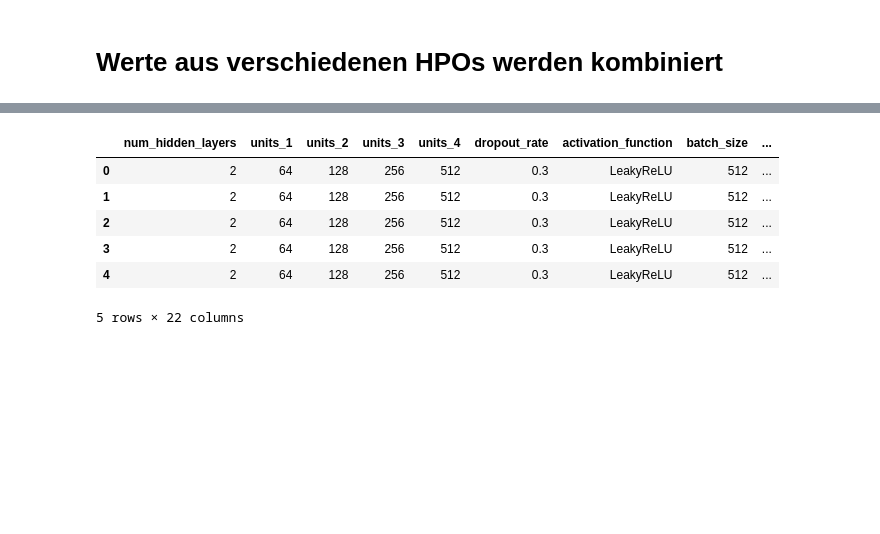
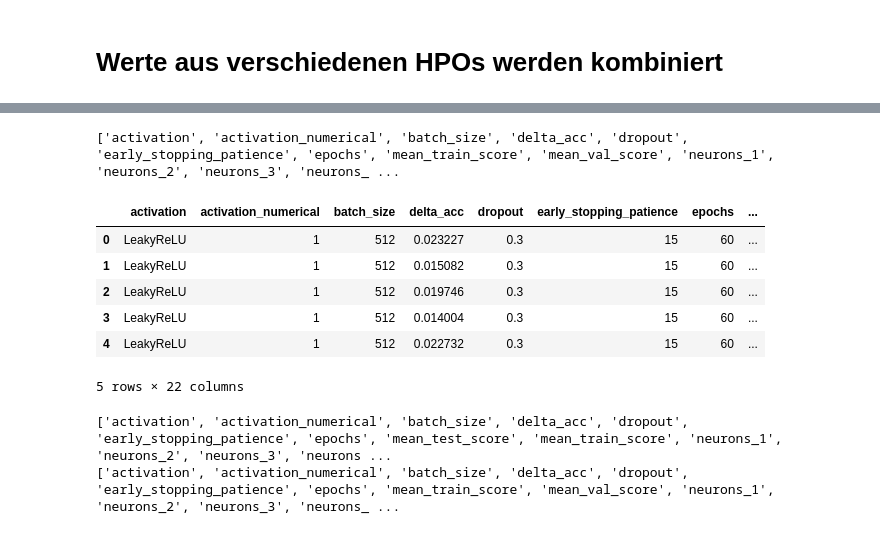
Before and after one commit to Henry-Kr15/TheGenreFactor, a Jupyter notebook: scripts/combine_HP.ipynb, the cells around one changed output, grey strips where cells are left out. Drawn from its saved outputs; the diff is of its cells as text; code cells hidden in the pictures; blank space fills up the shorter version.

```diff
--- a/scripts/combine_HP.ipynb
+++ b/scripts/combine_HP.ipynb
@@ -16,12 +41,43 @@ df1.head()
 # %%
-df2= pd.read_csv('../data/optimization_results_final.csv')
+df2= pd.read_csv('../HPO-data/optimization_results_final.csv')
+activation_mapping = {'relu': 0, 'LeakyReLU': 1}
+df2['activation_numerical'] = df2['activation_function'].map(activation_mapping)
 df2['optimizer'] = 'adam'
+optimizer_mapping = {'adam': 0, 'nadam': 1}
+df2['optimizer_numerical'] = df2['optimizer'].map(optimizer_mapping)
+df2['epochs'] = 60
+df2['weight_contraint'] = 10
+
+df2 = df2.drop(['best_val_loss','val_loss_std','best_train_loss','train_loss_std'], axis=1)
+
+df2 = df2.rename(columns={'activation_function': 'activation',
+                          'best_val_accuracy': 'mean_val_score',
+                          'best_train_accuracy': 'mean_train_score',
+                          'val_accuracy_std': 'std_val_score',
+                          'train_accuracy_std': 'std_train_score',
+                          'units_1': 'neurons_1',
+                          'units_2': 'neurons_2',
+                          'units_3': 'neurons_3',
+                          'units_4': 'neurons_4',
+                          'dropout_rate': 'dropout'
+                         })
+
+df2 = df2.sort_index(axis=1)
+
+print(df2.columns.tolist())
 df2.head()
 # %% [output]
+['activation', 'activation_numerical', 'batch_size', 'delta_acc', 'dropout', 'early_stopping_patience', 'epochs', 'mean_train_score', 'mean_val_score', 'neurons_1', 'neurons_2', 'neurons_3', 'neurons_ ...
-|  | num_hidden_layers | units_1 | units_2 | units_3 | units_4 | dropout_rate | activation_function | batch_size | ... |
-| 0 | 2 | 64 | 128 | 256 | 512 | 0.3 | LeakyReLU | 512 | ... |
-| 1 | 2 | 64 | 128 | 256 | 512 | 0.3 | LeakyReLU | 512 | ... |
-| 2 | 2 | 64 | 128 | 256 | 512 | 0.3 | LeakyReLU | 512 | ... |
-| 3 | 2 | 64 | 128 | 256 | 512 | 0.3 | LeakyReLU | 512 | ... |
-| 4 | 2 | 64 | 128 | 256 | 512 | 0.3 | LeakyReLU | 512 | ... |
+|  | activation | activation_numerical | batch_size | delta_acc | dropout | early_stopping_patience | epochs | ... |
+| 0 | LeakyReLU | 1 | 512 | 0.023227 | 0.3 | 15 | 60 | ... |
+| 1 | LeakyReLU | 1 | 512 | 0.015082 | 0.3 | 15 | 60 | ... |
+| 2 | LeakyReLU | 1 | 512 | 0.019746 | 0.3 | 15 | 60 | ... |
+| 3 | LeakyReLU | 1 | 512 | 0.014004 | 0.3 | 15 | 60 | ... |
+| 4 | LeakyReLU | 1 | 512 | 0.022732 | 0.3 | 15 | 60 | ... |
-5 rows × 22 columns
+5 rows × 22 columns
+# %%
+print(['activation', 'activation_numerical', 'batch_size', 'delta_acc', 'dropout', 'early_stopping_patience', 'epochs', 'mean_train_score', 'mean_val_score', 'neurons_1', 'neurons_2', 'neurons_3', 'neurons_4', 'num_hidden_layers', 'optimizer', 'optimizer_numerical', 'reduce_lr_factor', 'reduce_lr_min_lr', 'reduce_lr_patience', 'std_train_score', 'std_val_score', 'weight_contraint'])
+print(['activation', 'activation_numerical', 'batch_size', 'delta_acc', 'dropout', 'early_stopping_patience', 'epochs', 'mean_train_score', 'mean_val_score', 'neurons_1', 'neurons_2', 'neurons_3', 'neurons_4', 'num_hidden_layers', 'optimizer', 'optimizer_numerical', 'reduce_lr_factor', 'reduce_lr_min_lr', 'reduce_lr_patience', 'std_test_score', 'std_train_score', 'weight_contraint'])
+# %% [output]
+['activation', 'activation_numerical', 'batch_size', 'delta_acc', 'dropout', 'early_stopping_patience', 'epochs', 'mean_test_score', 'mean_train_score', 'neurons_1', 'neurons_2', 'neurons_3', 'neurons ...
+['activation', 'activation_numerical', 'batch_size', 'delta_acc', 'dropout', 'early_stopping_patience', 'epochs', 'mean_train_score', 'mean_val_score', 'neurons_1', 'neurons_2', 'neurons_3', 'neurons_ ...
```
Also changed, not shown: parts of 9 cells of this notebook.
